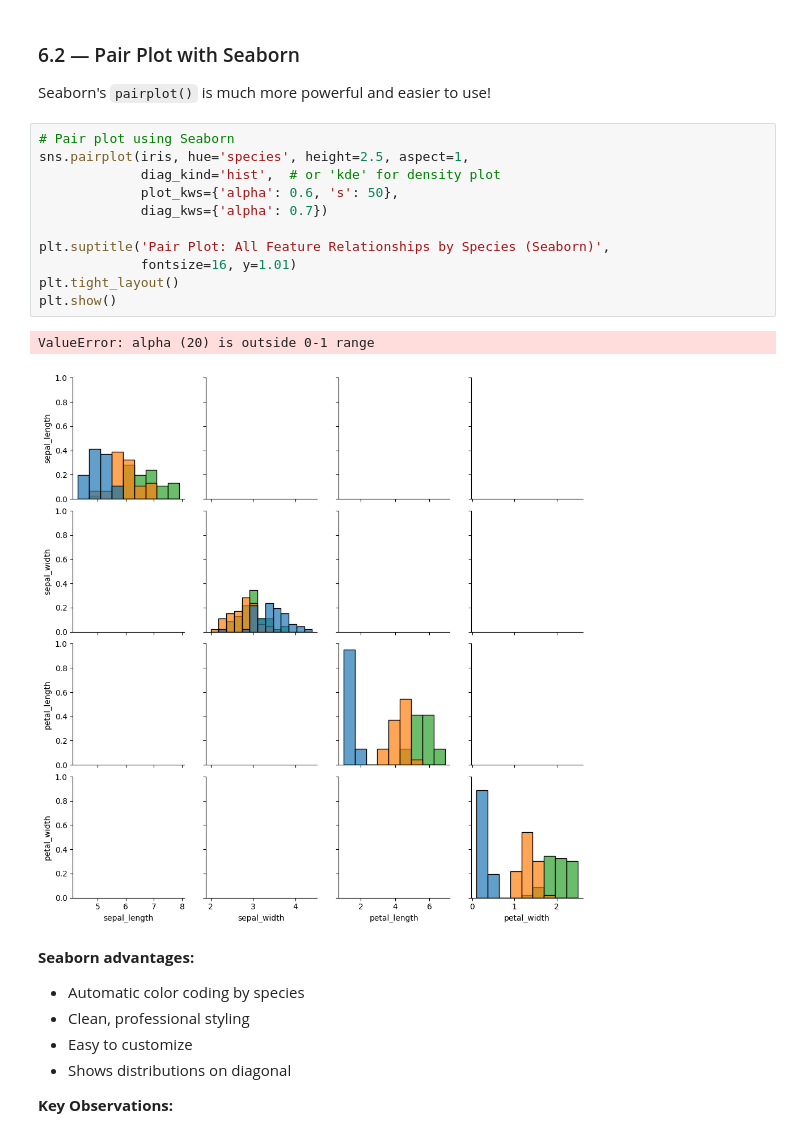
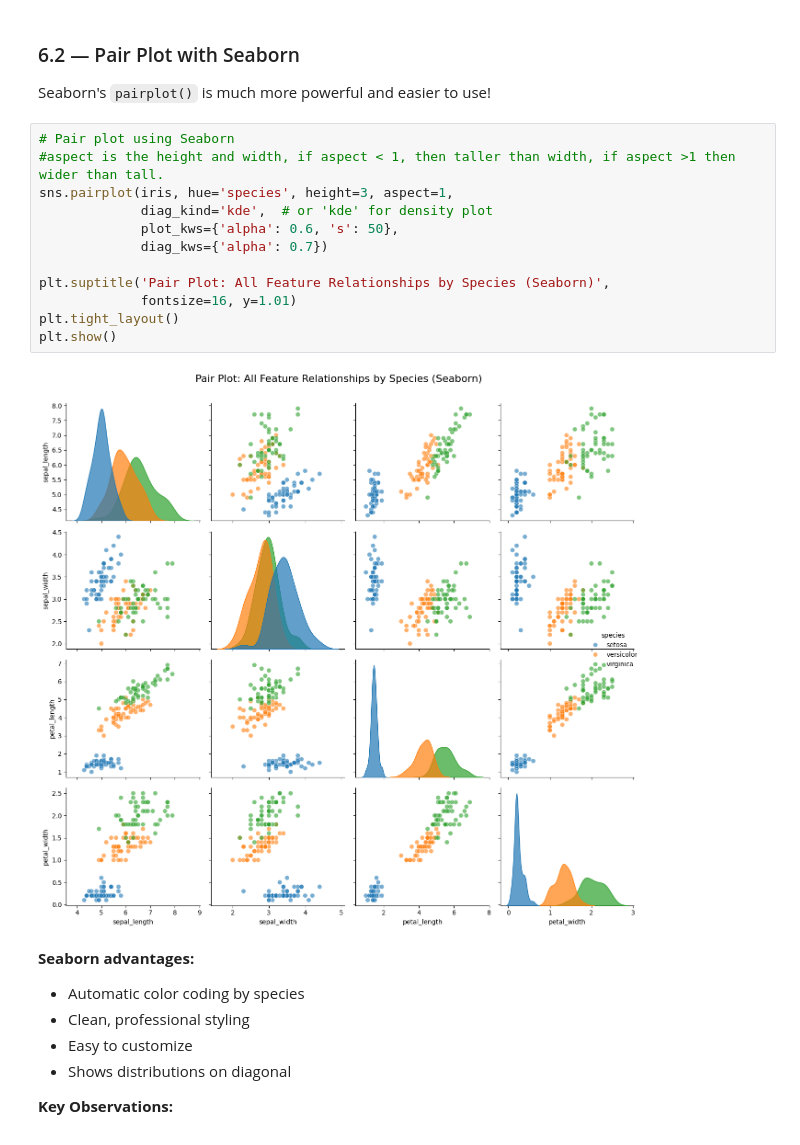
Before and after one commit to VeenaKodimala/Certificate-Program-in-AIML-IIT-Patna, a Jupyter notebook: Matplotlib/Matplotlip - Story telling via plotting.ipynb, the cells around one changed output. Saved outputs shown, nothing was run; the diff lists cells and outputs as text.

```diff
--- a/Matplotlib/Matplotlip - Story telling via plotting.ipynb
+++ b/Matplotlib/Matplotlip - Story telling via plotting.ipynb
@@ -723,18 +732,18 @@ plt.show()
 Seaborn's `pairplot()` is much more powerful and easier to use!
 # %%
 # Pair plot using Seaborn
-sns.pairplot(iris, hue='species', height=2.5, aspect=1,
-             diag_kind='hist',  # or 'kde' for density plot
+#aspect is the height and width, if aspect < 1, then taller than width, if aspect >1 then wider than tall.
+sns.pairplot(iris, hue='species', height=3, aspect=1,
+             diag_kind='kde',  # or 'kde' for density plot
              plot_kws={'alpha': 0.6, 's': 50},
              diag_kws={'alpha': 0.7})
 
 plt.suptitle('Pair Plot: All Feature Relationships by Species (Seaborn)',
              fontsize=16, y=1.01)
 plt.tight_layout()
 plt.show()
 # %% [output]
-ValueError: alpha (20) is outside 0-1 range
-[figure, old version]
+[figure, new version]
 # %% [markdown]
 **Seaborn advantages:**
 - Automatic color coding by species
```
Also changed, not shown: parts of 18 cells of this notebook.
